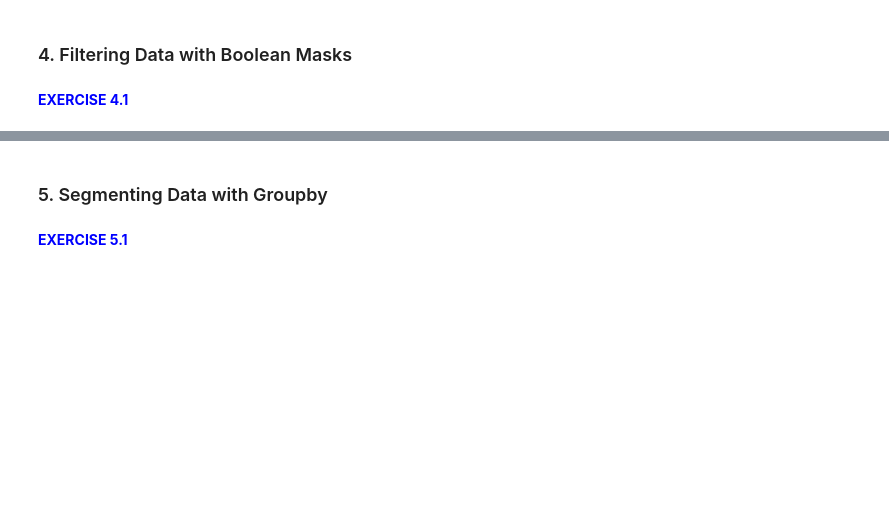
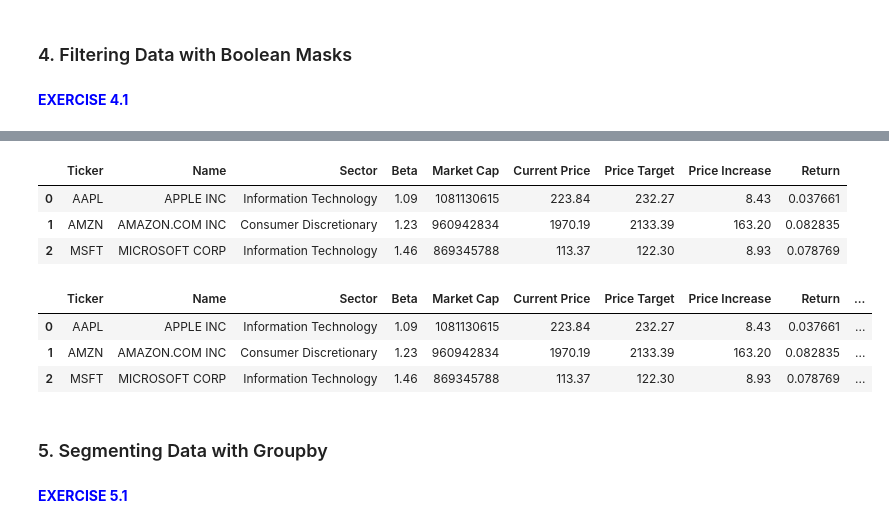
Before and after one commit to Brice-Dev-Lab/PyFi_Coursework, a Jupyter notebook: machine_learning/fundamentals_refresher/pandas/module_05/PF 05. Jupyter Notebook.ipynb, the cells around one changed output, grey strips where cells are left out. Saved outputs shown, nothing was run; the diff lists cells and outputs as text; code cells hidden in the pictures; blank space fills up the shorter version.

```diff
--- a/machine_learning/fundamentals_refresher/pandas/module_05/PF 05. Jupyter Notebook.ipynb
+++ b/machine_learning/fundamentals_refresher/pandas/module_05/PF 05. Jupyter Notebook.ipynb
@@ -42,3 +180,22 @@ manual_df
+# %%
+# display first 3 rows of stock data
+stock_data.head(3)
+# %% [output]
+|  | Ticker | Name | Sector | Beta | Market Cap | Current Price | Price Target | Price Increase | Return |
+| 0 | AAPL | APPLE INC | Information Technology | 1.09 | 1081130615 | 223.84 | 232.27 | 8.43 | 0.037661 |
+| 1 | AMZN | AMAZON.COM INC | Consumer Discretionary | 1.23 | 960942834 | 1970.19 | 2133.39 | 163.20 | 0.082835 |
+| 2 | MSFT | MICROSOFT CORP | Information Technology | 1.46 | 869345788 | 113.37 | 122.30 | 8.93 | 0.078769 |
+# %%
+# create a boolean mask for Information Technology companies
+
+is_info_tech = (stock_data['Sector'] == 'Information Technology').astype(int)
+stock_data['is_IT'] = is_info_tech
+stock_data.head(3)
+# %% [output]
+|  | Ticker | Name | Sector | Beta | Market Cap | Current Price | Price Target | Price Increase | Return | ... |
+| 0 | AAPL | APPLE INC | Information Technology | 1.09 | 1081130615 | 223.84 | 232.27 | 8.43 | 0.037661 | ... |
+| 1 | AMZN | AMAZON.COM INC | Consumer Discretionary | 1.23 | 960942834 | 1970.19 | 2133.39 | 163.20 | 0.082835 | ... |
+| 2 | MSFT | MICROSOFT CORP | Information Technology | 1.46 | 869345788 | 113.37 | 122.30 | 8.93 | 0.078769 | ... |
 # %% [markdown]
 ### 5. Segmenting Data with Groupby
 # %% [markdown]
```
Also changed, not shown: parts of 19 cells of this notebook, 3 other files.
